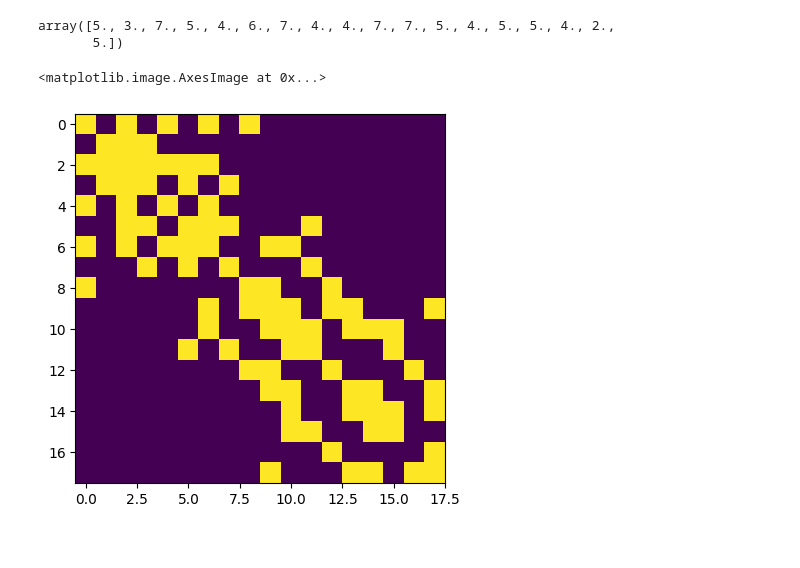
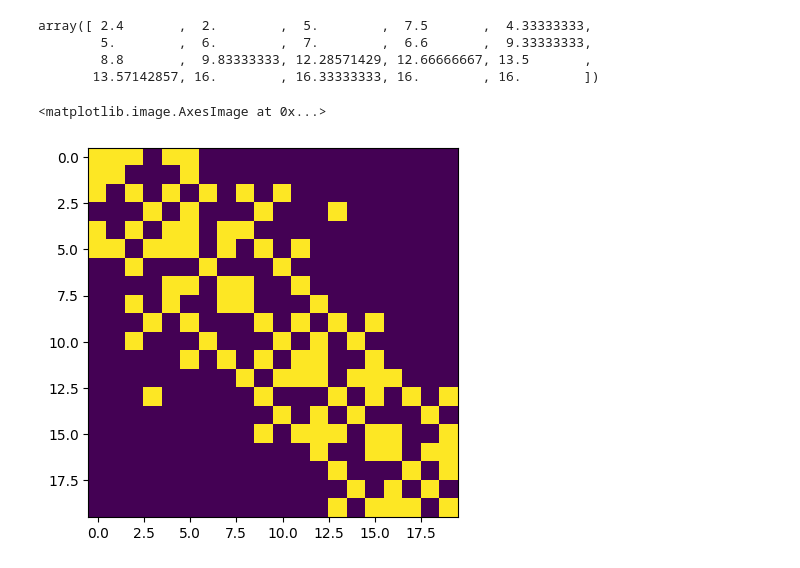
Before and after one commit to trevor-chan/n-trees, a Jupyter notebook: generator.ipynb, the cells around one changed output. Cells and saved outputs as stored; diff of their text form; code cells hidden in the pictures.

```diff
--- a/generator.ipynb
+++ b/generator.ipynb
@@ -374,0 +235,4 @@ completed in 378011 iterations
+# %%
+trees = grow_tree_array(6, 1, maxiter = 1000000)
+
+plt.imshow(trees)
@@ -405,5 +460,5 @@ solutions
 # %%
-trees = grow_tree_array(9, 2, maxiter = 1000000)
+trees = grow_tree_array(10, 2, maxiter = 1000000)
 
 plt.imshow(trees)
 # %% [output]
@@ -481,0 +489,12 @@ adjacency_list = calc_adjacency_list(singular_forest)
+# %%
+adjacency_list = calc_adjacency_list(singular_forest)
+adj_mat = adj_list_to_matrix(adjacency_list)
+dim = adj_mat.shape[0]
+
+# ordered_indices = np.argsort(np.sum(adj_mat * np.tri(dim, k=-1) * np.arange(dim), axis=1) + np.random.randn(dim) * 0)
+ordered_indices = np.argsort(np.sum(adj_mat * np.arange(dim), axis=1) / np.sum(adj_mat, axis=0) + np.random.randn(dim) * 2)
+ordered_mat = adj_mat[ordered_indices,:][:,ordered_indices]
+
+plt.imshow(adj_mat)
+print(ordered_indices)
+plt.imshow(ordered_mat)
@@ -482,11 +505,12 @@ adjacency_list = calc_adjacency_list(singular_forest)
 # %%
-adj_mat = adj_list_to_matrix(adjacency_list)
-np.sum(adj_mat, axis=0)
+np.sum(adj_mat * np.arange(dim), axis=1) / np.sum(adj_mat, axis=0)
 # %% [output]
-array([5., 3., 7., 5., 4., 6., 7., 4., 4., 7., 7., 5., 4., 5., 5., 4., 2.,
-       5.])
+array([ 2.4       ,  2.        ,  5.        ,  7.5       ,  4.33333333,
+        5.        ,  6.        ,  7.        ,  6.6       ,  9.33333333,
+        8.8       ,  9.83333333, 12.28571429, 12.66666667, 13.5       ,
+       13.57142857, 16.        , 16.33333333, 16.        , 16.        ])
 # %%
-plt.imshow(adj_list_to_matrix(adjacency_list))
+plt.imshow(adj_mat)
 # %% [output]
 <matplotlib.image.AxesImage at 0x...>
-[figure, old version]
+[figure, new version]
```
Also changed, not shown: parts of 38 cells of this notebook.
